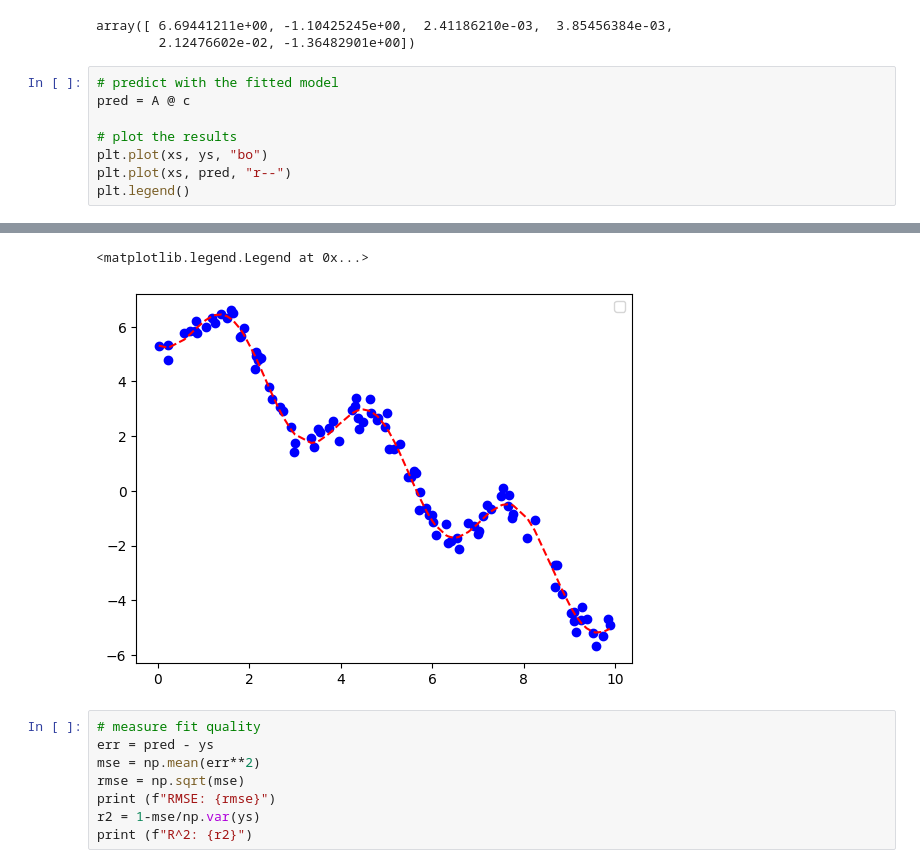
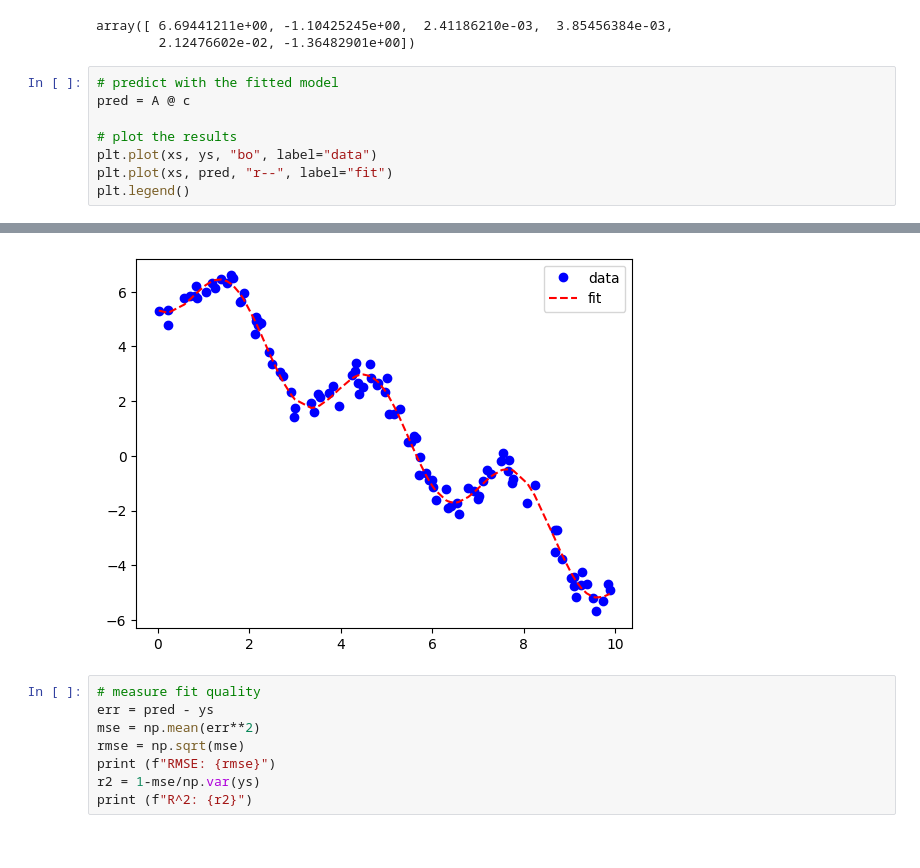
Before and after one commit to simonsavine/school_projects, a Jupyter notebook: basis_fun_reg/ex.ipynb, the cells around one changed output, grey strips where cells are left out. Saved outputs shown, nothing was run; the diff lists cells and outputs as text.

```diff
--- a/basis_fun_reg/ex.ipynb
+++ b/basis_fun_reg/ex.ipynb
@@ -101,7 +102,7 @@ array([ 6.69441211e+00, -1.10425245e+00,  2.41186210e-03,  3.85456384e-03,
 pred = A @ c
 
 # plot the results
-plt.plot(xs, ys, "bo")
-plt.plot(xs, pred, "r--")
+plt.plot(xs, ys, "bo", label="data")
+plt.plot(xs, pred, "r--", label="fit")
 plt.legend()
 # %% [output]
@@ -109,5 +110,4 @@ WARNING:matplotlib.legend:No artists with labels found to put in legend.  Note t
-<matplotlib.legend.Legend at 0x...>
-[figure, old version]
+[figure, new version]
 # %%
 # measure fit quality
 err = pred - ys
```
Also changed, not shown: parts of 5 cells of this notebook.
